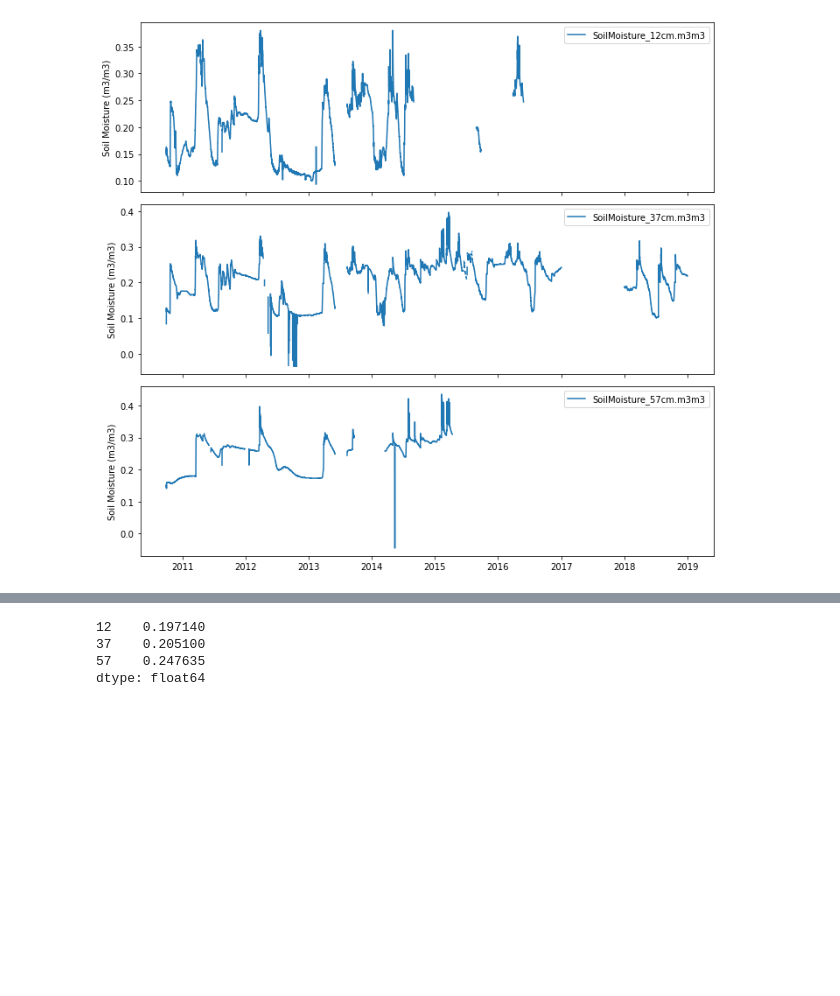
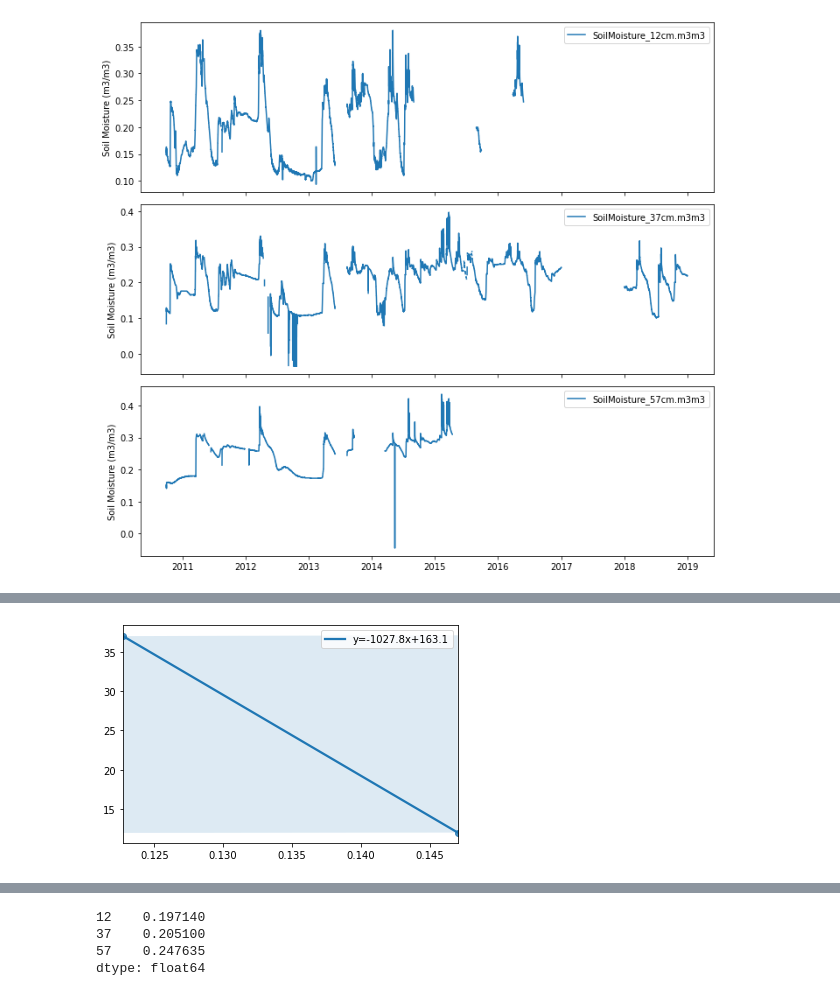
Before and after one commit to mberghouse/CO2-Data, a Jupyter notebook: python_processing/Catalina-Jemez_CZO/MC_Pit1.ipynb, the cells around one changed output, grey strips where cells are left out. Drawn from its saved outputs; the diff is of its cells as text; code cells hidden in the pictures; blank space fills up the shorter version.

```diff
--- a/python_processing/Catalina-Jemez_CZO/MC_Pit1.ipynb
+++ b/python_processing/Catalina-Jemez_CZO/MC_Pit1.ipynb
@@ -165,0 +249,9 @@ ax.set(xlabel='Soil moisture (m$^3$/m$^3$)', ylabel="Depth (cm)", ylim=[60,0])
+# %%
+import seaborn
+from scipy import stats
+slope, intercept, r_value, p_value, std_err = stats.linregress([x_12, x_37], [12, 37])
+ax=seaborn.regplot([x_12, x_37], [12, 37],line_kws={'label':"y={0:.1f}x+{1:.1f}".format(slope,intercept)})
+ax.legend()
+plt.show()
+# %% [output]
+[figure, added]
```
Also changed, not shown: parts of 8 cells of this notebook, 1 other file.
